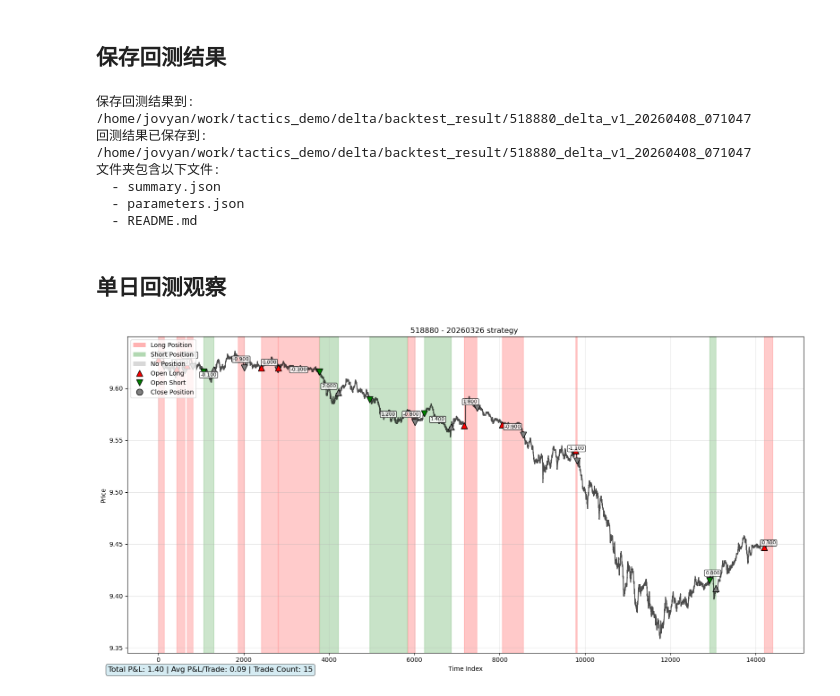
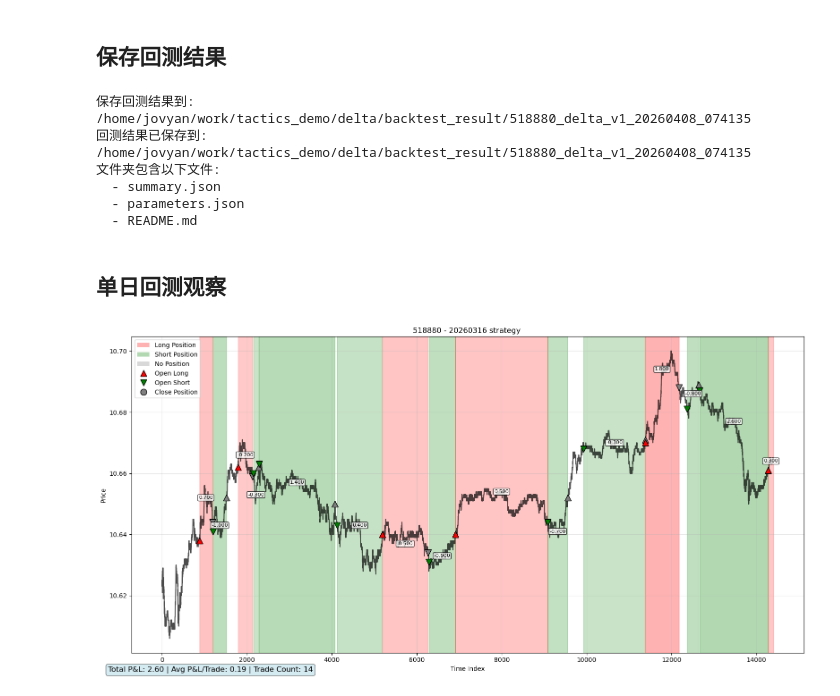
Before and after one commit to artinsophia/Quant-Intern-2026, a Jupyter notebook: delta/demo.ipynb, the cells around one changed output. Cells and saved outputs as stored; diff of their text form; code cells hidden in the pictures.

```diff
--- a/delta/demo.ipynb
+++ b/delta/demo.ipynb
@@ -39,11 +39,14 @@ param_dict = {
     'y_window': 300,
 
     'open_threshold': 2,
-    'confidence_threshold': 0.4,
+    'open_confidence': 0.4,
+    'close_confidence': 0.6,
     'standard_num': 1000,
     'trailing_stop_pct': 0.001,
+    'max_pct': 0.004,
+    'min_pct': 0.001,
 
-    'k_pct': 1.5,
+    'k_pct': 1,
     'k_up': 3,
     'k_down': 3
 }
@@ -239,8 +258,8 @@ import os
 for file in os.listdir(result_dir):
     print(f"  - {file}")
 # %% [output]
-保存回测结果到: /home/jovyan/work/tactics_demo/delta/backtest_result/518880_delta_v1_20260408_071047
-回测结果已保存到: /home/jovyan/work/tactics_demo/delta/backtest_result/518880_delta_v1_20260408_071047
+保存回测结果到: /home/jovyan/work/tactics_demo/delta/backtest_result/518880_delta_v1_20260408_074135
+回测结果已保存到: /home/jovyan/work/tactics_demo/delta/backtest_result/518880_delta_v1_20260408_074135
 文件夹包含以下文件:
   - summary.json
   - parameters.json
@@ -265,7 +284,7 @@ param_dict = {
     'confidence_threshold': 0.4,
     'standard_num': 1000,
     'trailing_stop_pct': 0.001,
-    'max_pct': 0.005,
+    'max_pct': 0.004,
     'min_pct': 0.001,
 
     'k_pct': 1.5,
@@ -276,6 +295,6 @@ param_dict['x_window'] = max(param_dict['short_window'], param_dict['long_window
 strategy = StrategyDemo(model, param_dict)
 # %%
 from single_day_backtest import single_day_backtest
-hh = single_day_backtest(instrument_id,'20260326',strategy)
+hh = single_day_backtest(instrument_id,'20260316',strategy)
 # %% [output]
-[figure, old version]
+[figure, new version]
```
Also changed, not shown: parts of 8 cells of this notebook.
